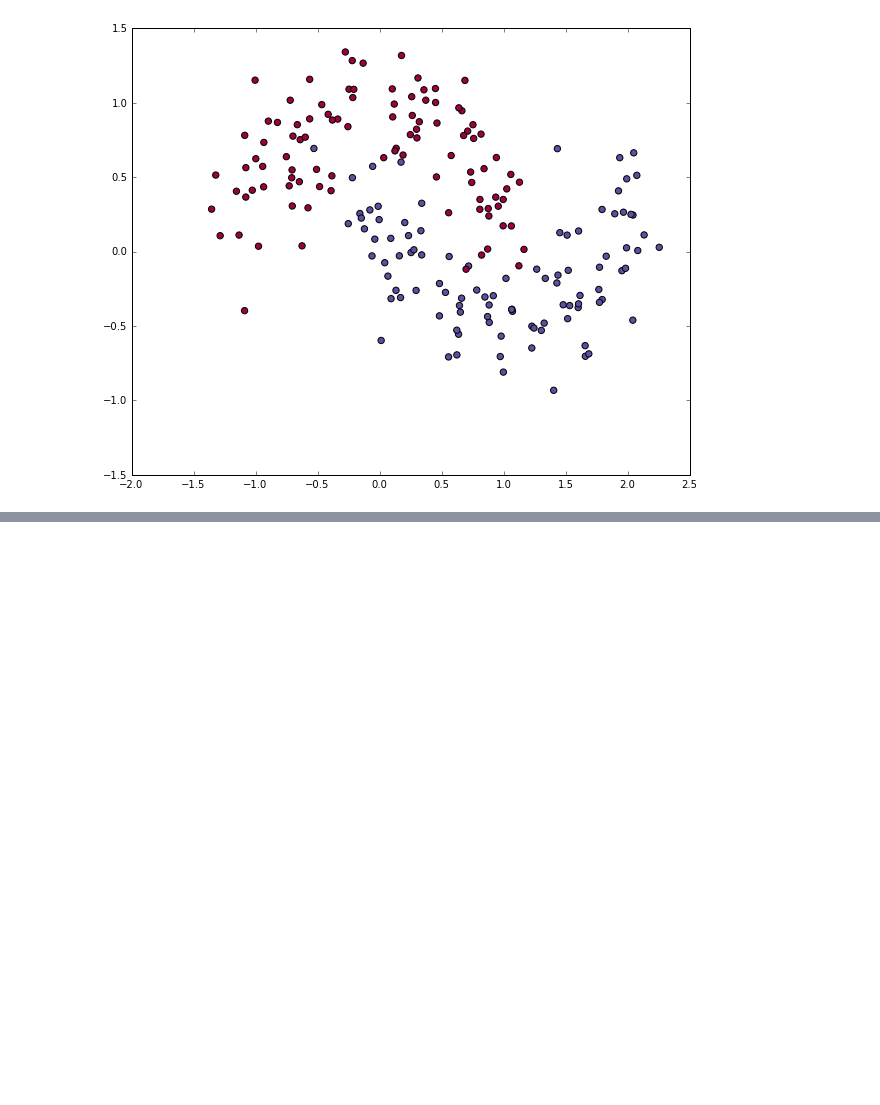
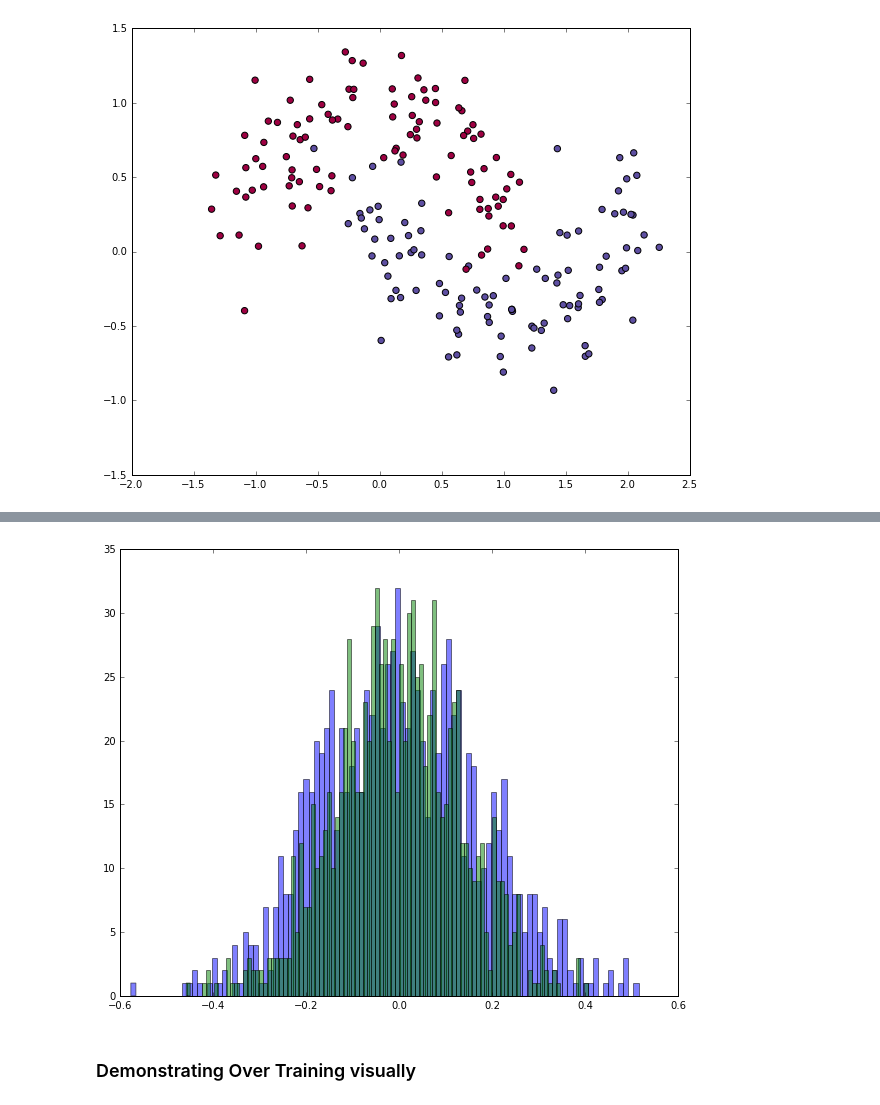
Before and after one commit to CalculatedContent/why-dl-works, a Jupyter notebook: simple_nn/simple_nn.ipynb, the cells around one changed output, grey strips where cells are left out. Saved outputs shown, nothing was run; the diff lists cells and outputs as text; code cells hidden in the pictures; blank space fills up the shorter version.

```diff
--- a/simple_nn/simple_nn.ipynb
+++ b/simple_nn/simple_nn.ipynb
@@ -200,3 +210,10 @@ plt.hist(FE,20);
+# %%
+plt.hist(FE3, 100, alpha=0.5, color='blue');
+plt.hist(FE30, 100, alpha=0.5, color='green');
+# %% [output]
+[figure, added]
+# %% [markdown]
+### Demonstrating Over Training visually
 # %%
 plt.figure(figsize=(16, 32))
 hidden_layer_dimensions = [1, 2, 3, 4, 5, 20, 50]
```
Also changed, not shown: parts of 15 cells of this notebook.
